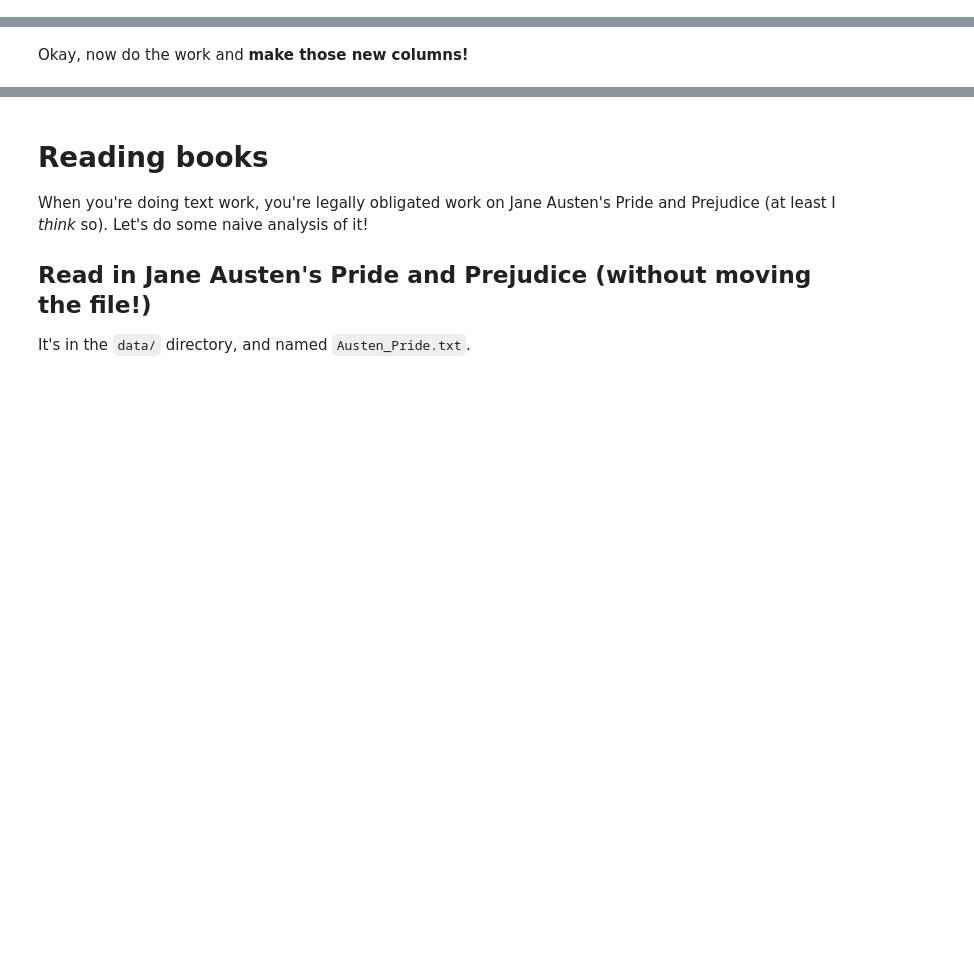
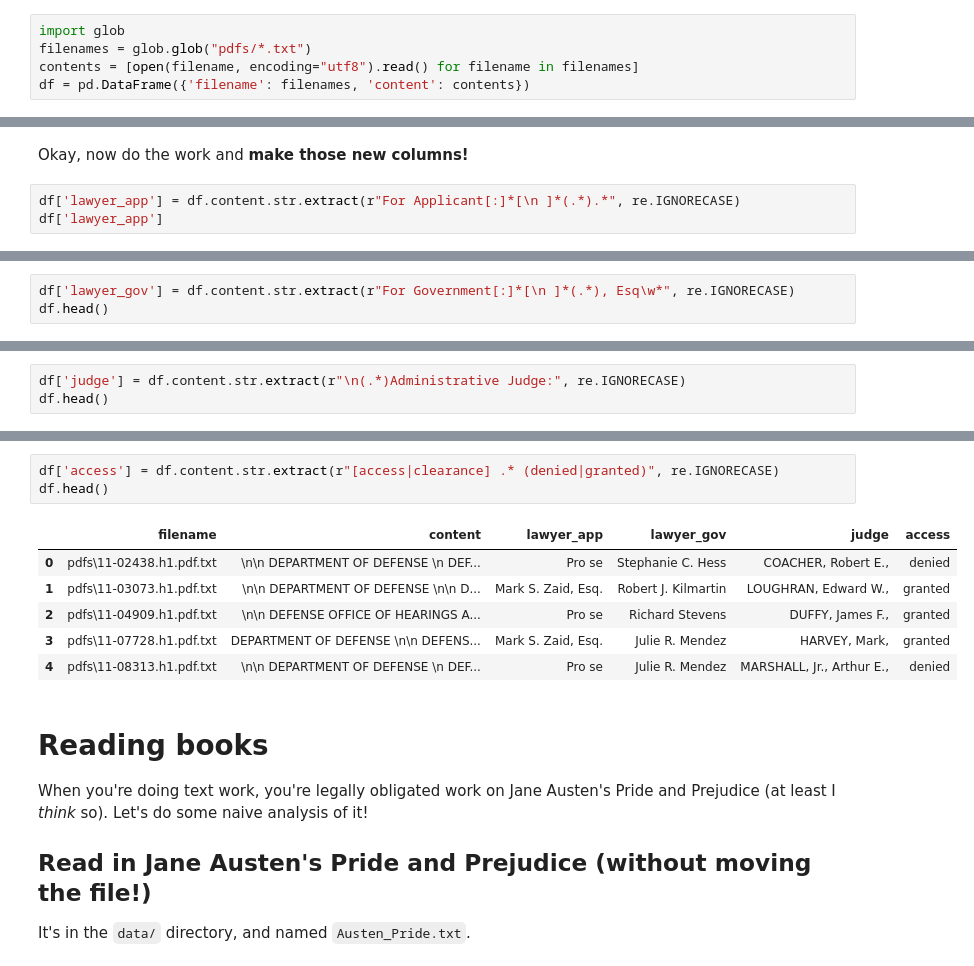
Before and after one commit to julialedur/foundations-2018, a Jupyter notebook: Homework 10/10 - Homework - Regular Expressions.ipynb, the cells around one changed output, grey strips where cells are left out. Saved outputs shown, nothing was run; the diff lists cells and outputs as text; blank space fills up the shorter version.

```diff
--- a/Homework 10/10 - Homework - Regular Expressions.ipynb
+++ b/Homework 10/10 - Homework - Regular Expressions.ipynb
@@ -223,3 +313,8 @@ Save as **court_cleaned.csv**.
 **BONUS:** You can for some words using `.str.contains("blah")` and save it into new columns. Maybe `has_debt`, `has_bankruptcy`, etc.
 
 > It's okay if it isn't perfect. Converting PDF into data rarely is! Usually you get 90% of it done with computers, then send people to enter the other 10% by hand.
+# %%
+import glob
+filenames = glob.glob("pdfs/*.txt")
+contents = [open(filename, encoding="utf8").read() for filename in filenames]
+df = pd.DataFrame({'filename': filenames, 'content': contents})
@@ -226,2 +329,5 @@ Save as **court_cleaned.csv**.
 # %% [markdown]
 Okay, now do the work and **make those new columns!**
+# %%
+df['lawyer_app'] = df.content.str.extract(r"For Applicant[:]*[\n ]*(.*).*", re.IGNORECASE)
+df['lawyer_app']
@@ -227,0 +351,3 @@ Okay, now do the work and **make those new columns!**
+# %%
+df['lawyer_gov'] = df.content.str.extract(r"For Government[:]*[\n ]*(.*), Esq\w*", re.IGNORECASE)
+df.head()
@@ -227,0 +361,3 @@ Okay, now do the work and **make those new columns!**
+# %%
+df['judge'] = df.content.str.extract(r"\n(.*)Administrative Judge:", re.IGNORECASE)
+df.head()
@@ -228,3 +371,13 @@ Okay, now do the work and **make those new columns!**
+# %%
+df['access'] = df.content.str.extract(r"[access|clearance] .* (denied|granted)", re.IGNORECASE)
+df.head()
+# %% [output]
+|  | filename | content | lawyer_app | lawyer_gov | judge | access |
+| 0 | pdfs\11-02438.h1.pdf.txt | \n\n DEPARTMENT OF DEFENSE \n DEF... | Pro se | Stephanie C. Hess | COACHER, Robert E., | denied |
+| 1 | pdfs\11-03073.h1.pdf.txt | \n\n DEPARTMENT OF DEFENSE \n\n D... | Mark S. Zaid, Esq. | Robert J. Kilmartin | LOUGHRAN, Edward W., | granted |
+| 2 | pdfs\11-04909.h1.pdf.txt | \n\n DEFENSE OFFICE OF HEARINGS A... | Pro se | Richard Stevens | DUFFY, James F., | granted |
+| 3 | pdfs\11-07728.h1.pdf.txt | DEPARTMENT OF DEFENSE \n\n DEFENS... | Mark S. Zaid, Esq. | Julie R. Mendez | HARVEY, Mark, | granted |
+| 4 | pdfs\11-08313.h1.pdf.txt | \n\n DEPARTMENT OF DEFENSE \n DEF... | Pro se | Julie R. Mendez | MARSHALL, Jr., Arthur E., | denied |
 # %% [markdown]
 # Reading books
 
```
Also changed, not shown: parts of 28 cells of this notebook.
